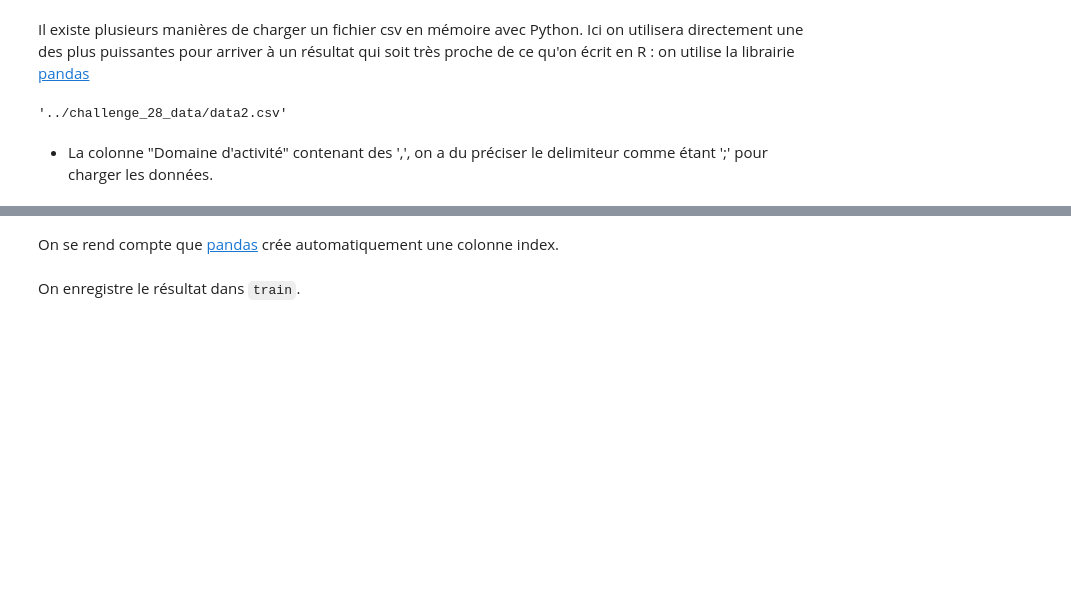
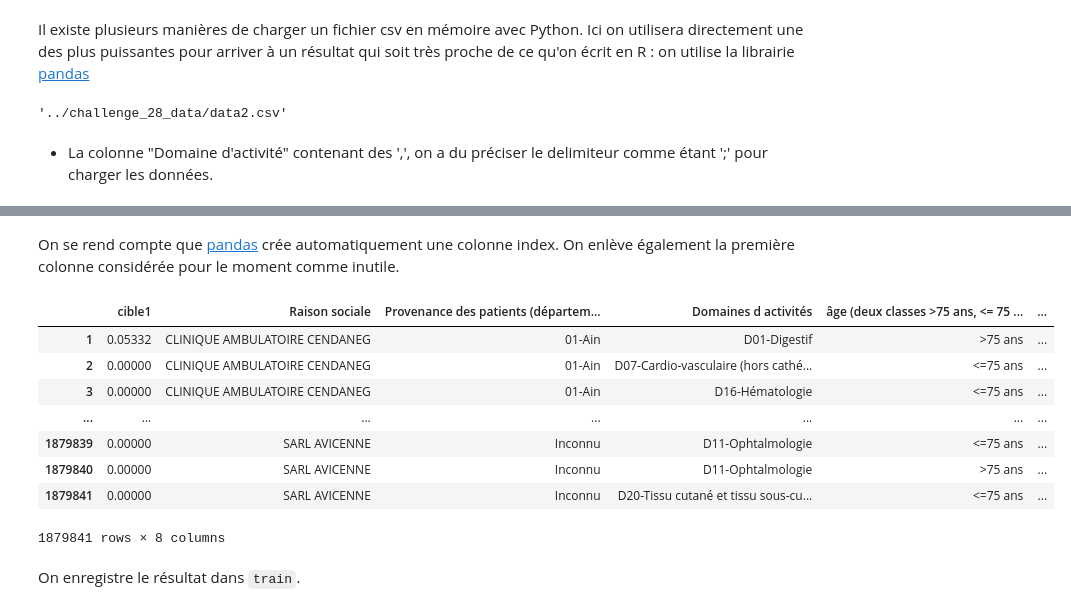
Before and after one commit to arezd/WS_ML, a Jupyter notebook: notebook/ANAP.ipynb, the cells around one changed output, grey strips where cells are left out. Drawn from its saved outputs; the diff is of its cells as text; code cells hidden in the pictures; blank space fills up the shorter version.

```diff
--- a/notebook/ANAP.ipynb
+++ b/notebook/ANAP.ipynb
@@ -53,3 +42,3 @@ pd.read_csv(dataf, sep=';')
 # %% [markdown]
-On se rend compte que [pandas](http://pandas.pydata.org) crée automatiquement une colonne index.
+On se rend compte que [pandas](http://pandas.pydata.org) crée automatiquement une colonne index. On enlève également la première colonne considérée pour le moment comme inutile.
 # %%
@@ -57 +46,13 @@ train = pd.read_csv(dataf, sep=';')
+# %%
+data
+# %% [output]
+|  | cible1 | Raison sociale | Provenance des patients (départem... | Domaines d activités | âge (deux classes >75 ans, <= 75 ... | ... |
+| 1 | 0.05332 | CLINIQUE AMBULATOIRE CENDANEG | 01-Ain | D01-Digestif | >75 ans | ... |
+| 2 | 0.00000 | CLINIQUE AMBULATOIRE CENDANEG | 01-Ain | D07-Cardio-vasculaire (hors cathé... | <=75 ans | ... |
+| 3 | 0.00000 | CLINIQUE AMBULATOIRE CENDANEG | 01-Ain | D16-Hématologie | <=75 ans | ... |
+| ... | ... | ... | ... | ... | ... | ... |
+| 1879839 | 0.00000 | SARL AVICENNE | Inconnu | D11-Ophtalmologie | <=75 ans | ... |
+| 1879840 | 0.00000 | SARL AVICENNE | Inconnu | D11-Ophtalmologie | >75 ans | ... |
+| 1879841 | 0.00000 | SARL AVICENNE | Inconnu | D20-Tissu cutané et tissu sous-cu... | <=75 ans | ... |
+1879841 rows × 8 columns
 # %% [markdown]
```
Also changed, not shown: parts of 16 cells of this notebook.
